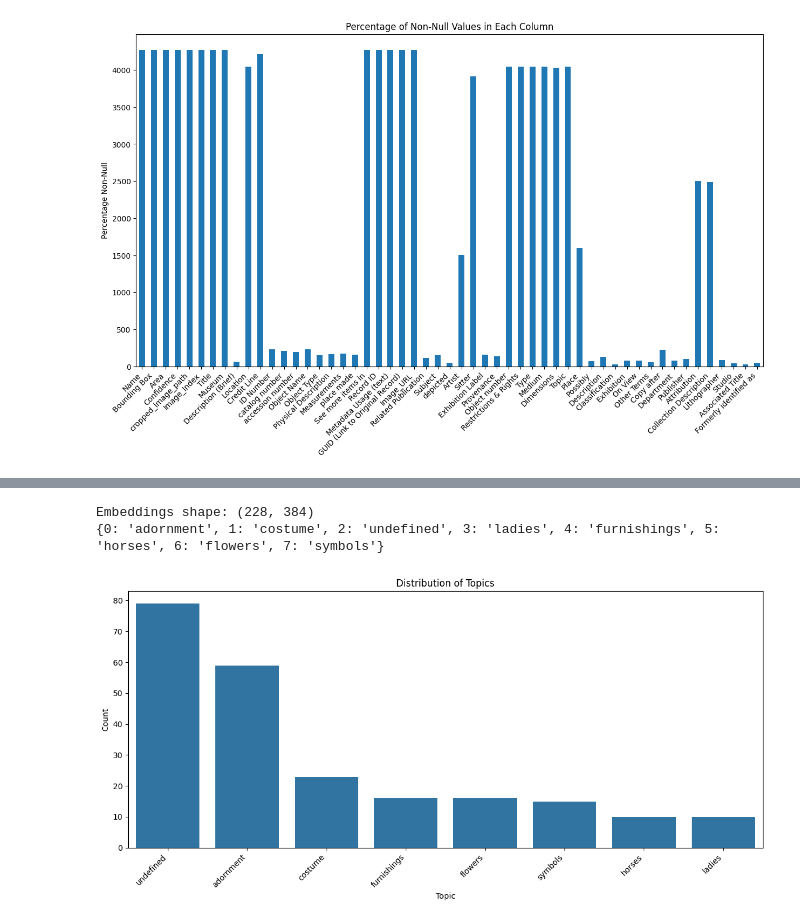
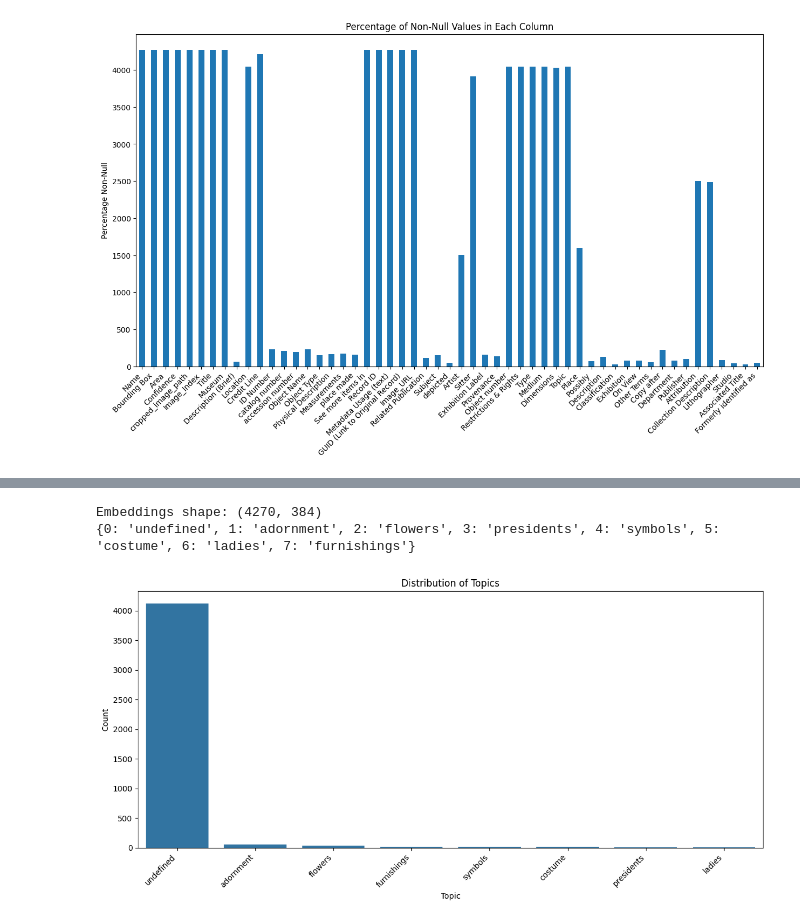
Before and after one commit to joshstrupp-dot-com/ms1-final, a Jupyter notebook: cat_explore_4.ipynb, the cells around one changed output, grey strips where cells are left out. Drawn from its saved outputs; the diff is of its cells as text; code cells hidden in the pictures.

```diff
--- a/cat_explore_4.ipynb
+++ b/cat_explore_4.ipynb
@@ -241,13 +267,6 @@ Cluster Keywords: {0: 'plate', 1: 'lithograph', 2: 'overall', 3: 'overall', 4: '
 # %%
-# !pip install sentence_transformers
-# !pip install scikit-learn
-# !pip install nltk
+import nltk
 
-import nltk
-# nltk.download('punkt')
-# nltk.download('averaged_perceptron_tagger')
-# nltk.download('punkt_tab')
-# nltk.download('averaged_perceptron_tagger_eng')
 
 import string
 from sklearn.feature_extraction.text import TfidfVectorizer, ENGLISH_STOP_WORDS
@@ -255,7 +274,7 @@ from sklearn.feature_extraction.text import TfidfVectorizer, ENGLISH_STOP_WORDS
 # Combine relevant columns into a single string
 # Check if the columns exist in the DataFrame
 # columns = ['Description (Brief)', 'Physical Description', 'Object Name', 'Type', 'Medium', 'Description']
-columns = ['Subject', 'Description.MISC']
+columns = ['Subject', 'Description.MISC', 'Topic', 'Description']
 existing_columns = [col for col in columns if col in df_material_cater.columns]
 df_material_cater['combined_topic_text'] = df_material_cater[existing_columns].fillna('').agg(' '.join, axis=1)
 
@@ -344,33 +363,33 @@ num_clusters = 8  # You can change this number based on your data
 kmeans_topics = KMeans(n_clusters=num_clusters, random_state=0, n_init=10)
 kmeans_topics.fit(topic_embeddings)
 df_material_cater['topic_cat'] = kmeans_topics.labels_
 
 # Get the top keywords for each topic cluster
 topic_keywords = get_top_keywords(df_material_cater['combined_topic_text'], kmeans_topics.labels_, 1)
 print(topic_keywords)
 
 # Map topic cluster labels to category names
 df_material_cater['topic'] = df_material_cater['topic_cat'].map(topic_keywords)
 
 # Save the updated DataFrame
 df_material_topic_cater = df_material_cater.copy()
 df_material_topic_cater.to_csv('your_data_with_categories_and_topics.csv', index=False)
 
 # !pip install seaborn
 
 import seaborn as sns
 
 # Plot distribution of topics
 plt.figure(figsize=(12, 6))
 topic_counts = df_material_topic_cater['topic'].value_counts()
 sns.barplot(x=topic_counts.index, y=topic_counts.values)
 plt.xticks(rotation=45, ha='right')
 plt.title('Distribution of Topics')
 plt.xlabel('Topic')
 plt.ylabel('Count')
 plt.tight_layout()
 plt.show()
 # %% [output]
-Embeddings shape: (228, 384)
-{0: 'adornment', 1: 'costume', 2: 'undefined', 3: 'ladies', 4: 'furnishings', 5: 'horses', 6: 'flowers', 7: 'symbols'}
+Embeddings shape: (4270, 384)
+{0: 'undefined', 1: 'adornment', 2: 'flowers', 3: 'presidents', 4: 'symbols', 5: 'costume', 6: 'ladies', 7: 'furnishings'}
-[figure, old version]
+[figure, new version]
```
Also changed, not shown: parts of 4 cells of this notebook, 17 other files.
